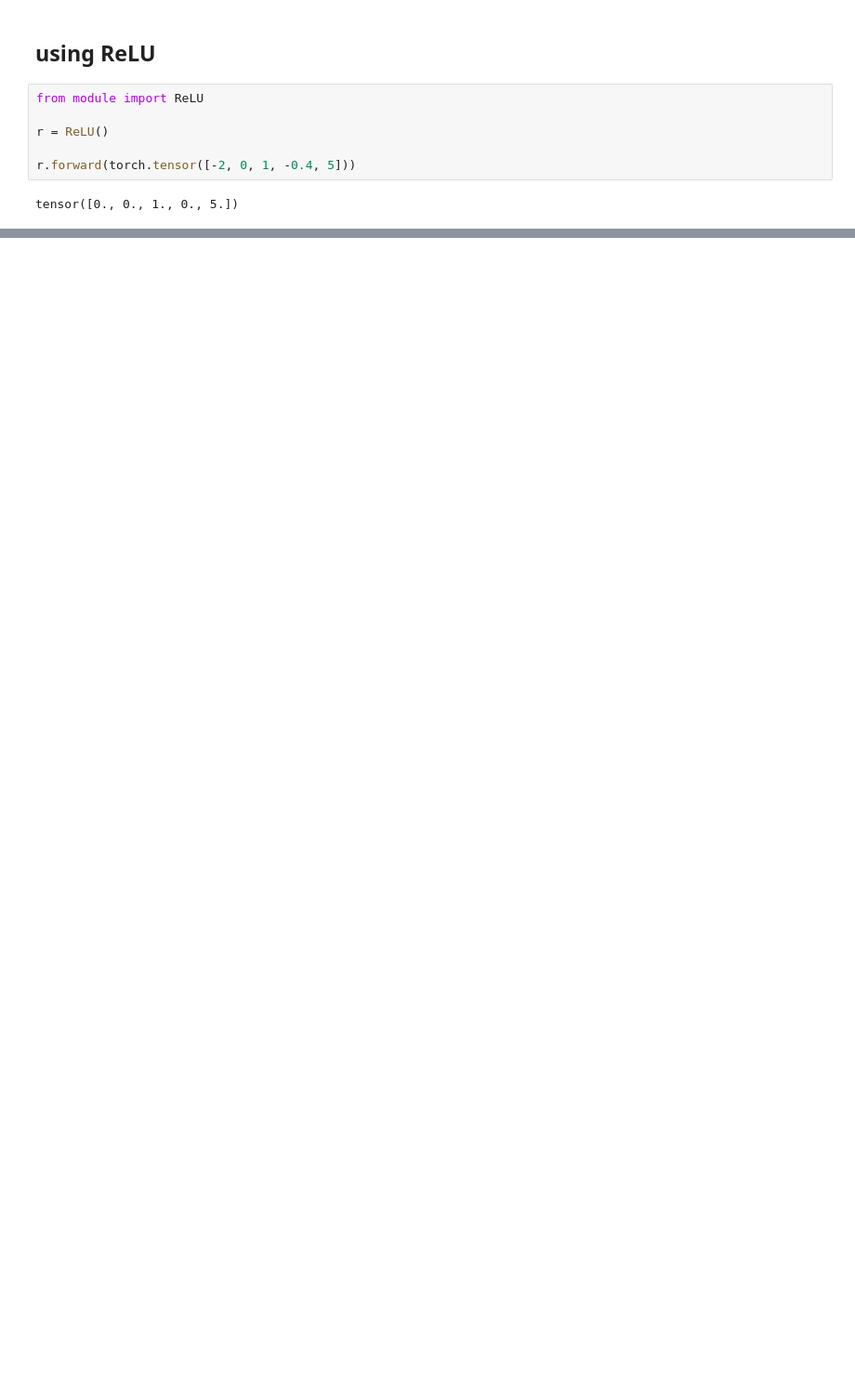
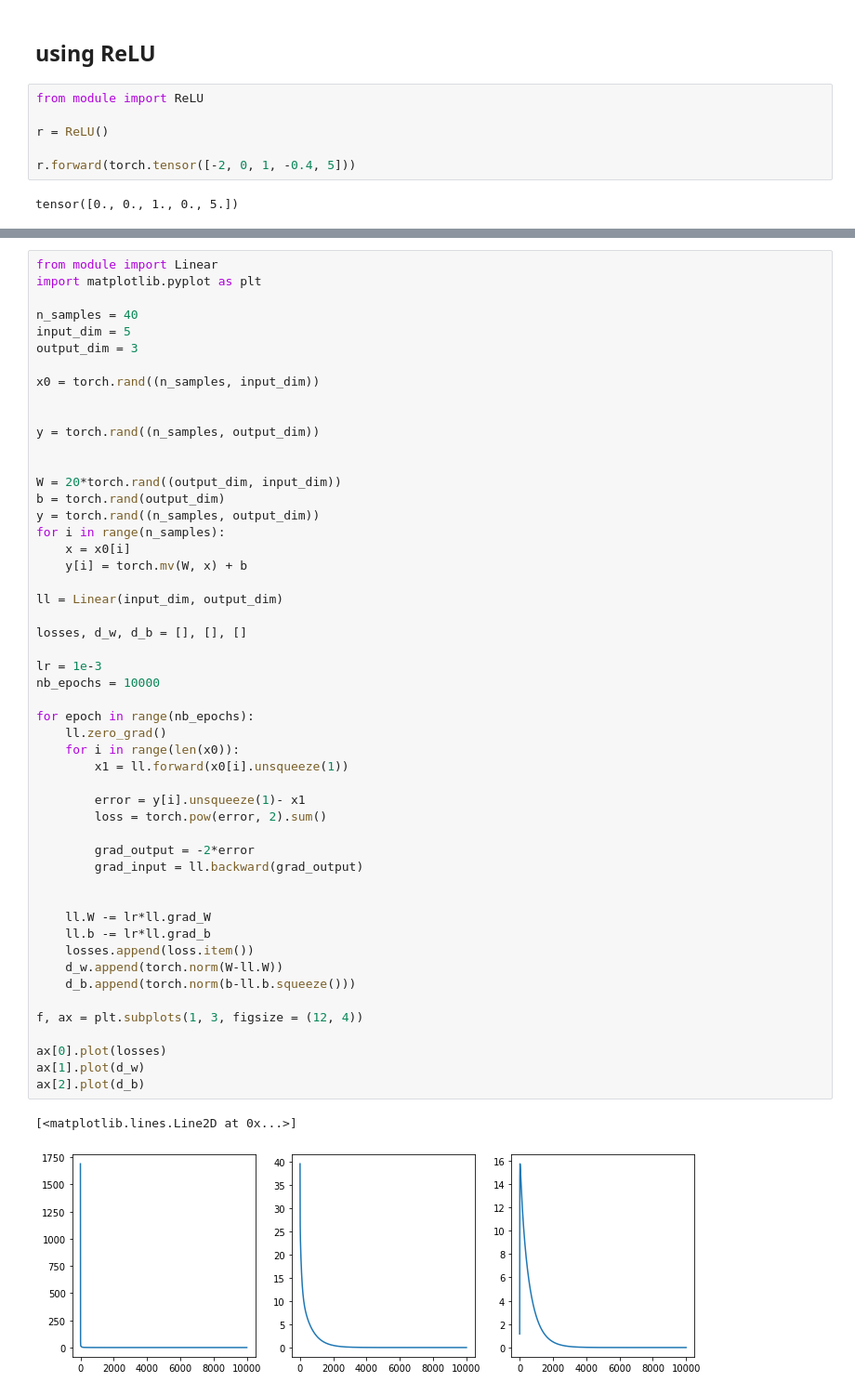
Before and after one commit to lustea0201/dl_projects, a Jupyter notebook: project2/main.ipynb, the cells around one changed output, grey strips where cells are left out. Shown: that part at 93% size. Saved outputs shown, nothing was run; the diff lists cells and outputs as text; blank space fills up the shorter version.

Commit message:
Added tanh and Linear (only for vectors - not batches) modules, show it works in main

```diff
--- a/project2/main.ipynb
+++ b/project2/main.ipynb
@@ -24,0 +27,54 @@ tensor([0., 0., 1., 0., 5.])
+# %%
+from module import Linear
+import matplotlib.pyplot as plt
+
+n_samples = 40
+input_dim = 5
+output_dim = 3
+
+x0 = torch.rand((n_samples, input_dim))
+
+
+y = torch.rand((n_samples, output_dim))
+
+
+W = 20*torch.rand((output_dim, input_dim))
+b = torch.rand(output_dim)
+y = torch.rand((n_samples, output_dim))
+for i in range(n_samples):
+    x = x0[i]
+    y[i] = torch.mv(W, x) + b
+
+ll = Linear(input_dim, output_dim)
+
+losses, d_w, d_b = [], [], []
+
+lr = 1e-3
+nb_epochs = 10000
+
+for epoch in range(nb_epochs):
+    ll.zero_grad()
+    for i in range(len(x0)):
+        x1 = ll.forward(x0[i].unsqueeze(1))
+
+        error = y[i].unsqueeze(1)- x1
+        loss = torch.pow(error, 2).sum()
+
+        grad_output = -2*error
+        grad_input = ll.backward(grad_output)
+
+
+    ll.W -= lr*ll.grad_W
+    ll.b -= lr*ll.grad_b
+    losses.append(loss.item())
+    d_w.append(torch.norm(W-ll.W))
+    d_b.append(torch.norm(b-ll.b.squeeze()))
+
+f, ax = plt.subplots(1, 3, figsize = (12, 4))
+
+ax[0].plot(losses)
+ax[1].plot(d_w)
+ax[2].plot(d_b)
+# %% [output]
+[<matplotlib.lines.Line2D at 0x...>]
+[figure, added]
```
Also changed, not shown: parts of 7 cells of this notebook, 1 other file.
